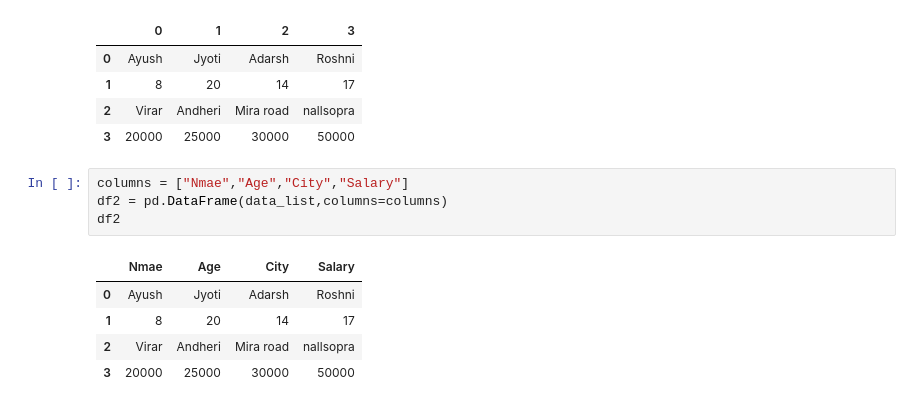
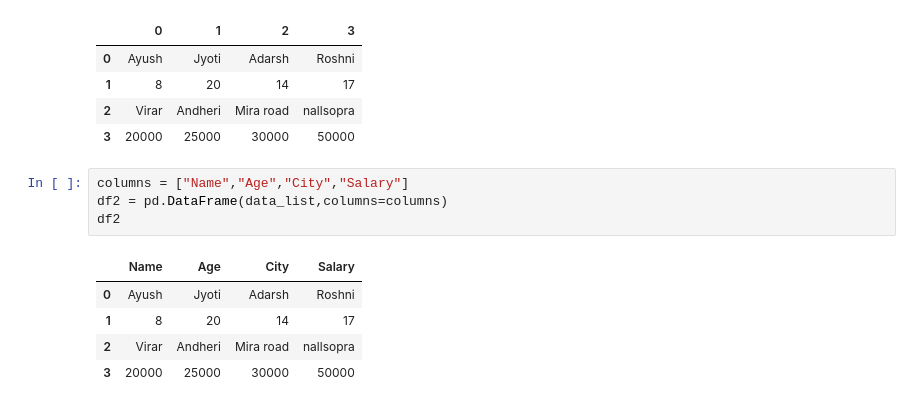
Before and after one commit to jyotigiri7219/Practice, a Jupyter notebook: Pandas.ipynb, the cells around one changed output. Drawn from its saved outputs; the diff is of its cells as text.

```diff
--- a/Pandas.ipynb
+++ b/Pandas.ipynb
@@ -71,11 +71,11 @@ df2
 | 2 | Virar | Andheri | Mira road | nallsopra |
 | 3 | 20000 | 25000 | 30000 | 50000 |
 # %%
-columns = ["Nmae","Age","City","Salary"]
+columns = ["Name","Age","City","Salary"]
 df2 = pd.DataFrame(data_list,columns=columns)
 df2
 # %% [output]
-|  | Nmae | Age | City | Salary |
+|  | Name | Age | City | Salary |
 | 0 | Ayush | Jyoti | Adarsh | Roshni |
 | 1 | 8 | 20 | 14 | 17 |
 | 2 | Virar | Andheri | Mira road | nallsopra |
```
Also changed, not shown: parts of 7 cells of this notebook.
